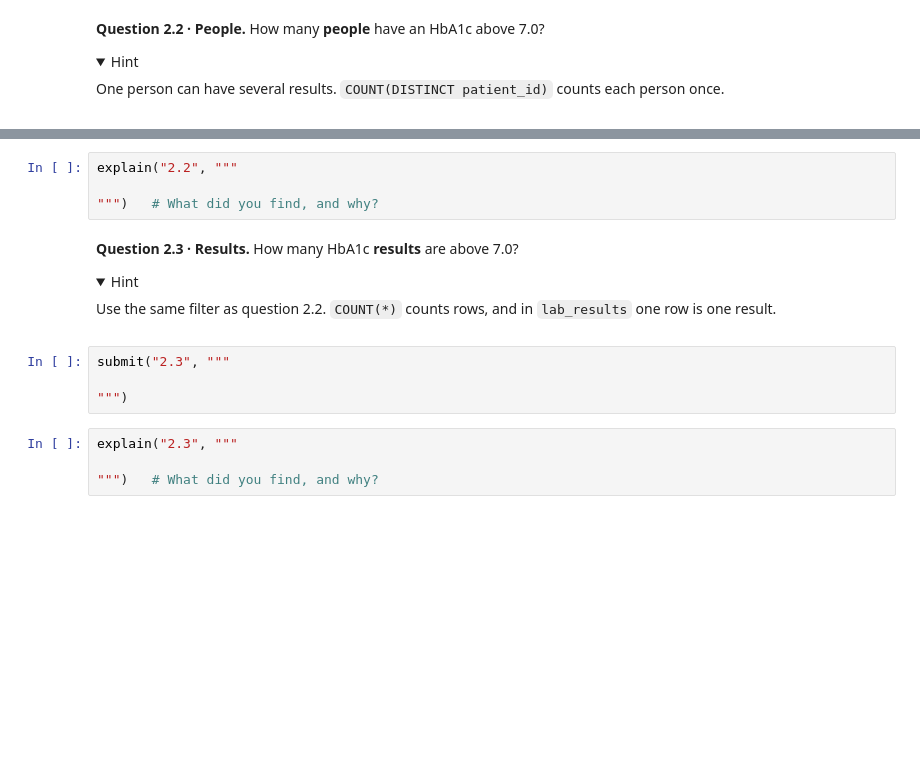
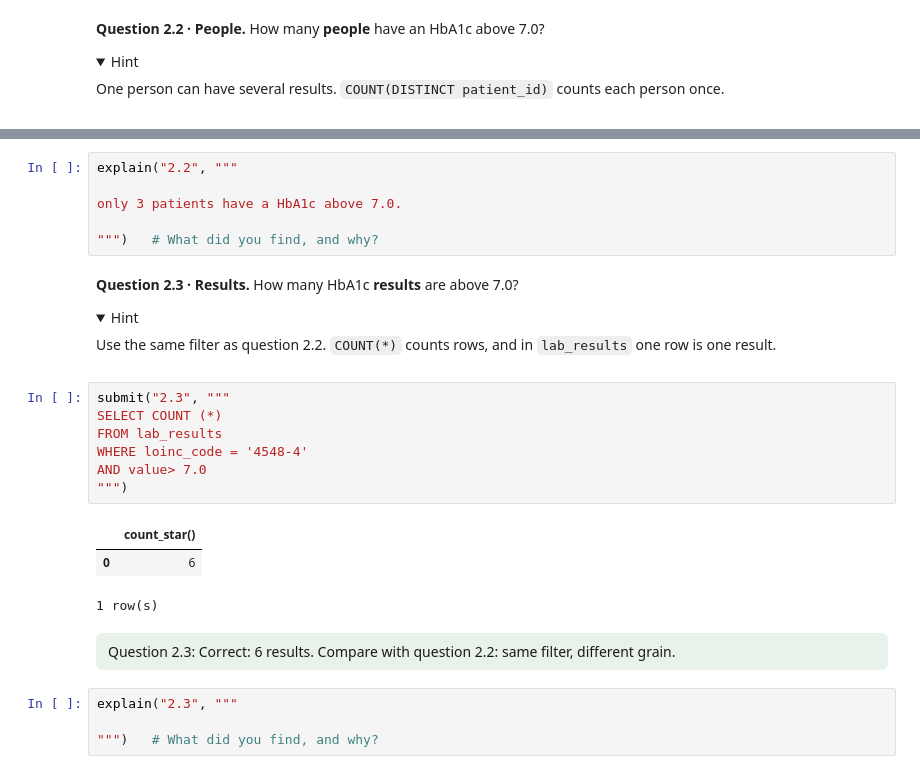
Before and after one commit to Markholmezza/p8105_hw1_zz3593, a Jupyter notebook: public/weeks/05-exercise.ipynb, the cells around one changed output, grey strips where cells are left out. Saved outputs shown, nothing was run; the diff lists cells and outputs as text; folded sections open; blank space fills up the shorter version.

```diff
--- a/public/weeks/05-exercise.ipynb
+++ b/public/weeks/05-exercise.ipynb
@@ -991,6 +993,8 @@ BinderException: Binder Error: Cannot extract field 'value' from expression "tes
 # %%
 explain("2.2", """
 
+only 3 patients have a HbA1c above 7.0.
+
 """)   # What did you find, and why?
 # %% [markdown]
 **Question 2.3 · Results.** How many HbA1c **results** are above 7.0?
@@ -1001,8 +1005,16 @@ Use the same filter as question 2.2. `COUNT(*)` counts rows, and in `lab_results
 </details>
 # %%
 submit("2.3", """
-
+SELECT COUNT (*)
+FROM lab_results
+WHERE loinc_code = '4548-4'
+AND value> 7.0
 """)
+# %% [output]
+|  | count_star() |
+| 0 | 6 |
+1 row(s)
+Question 2.3: Correct: 6 results. Compare with question 2.2: same filter, different grain.
 # %%
 explain("2.3", """
 
```
Also changed, not shown: parts of 4 cells of this notebook.
